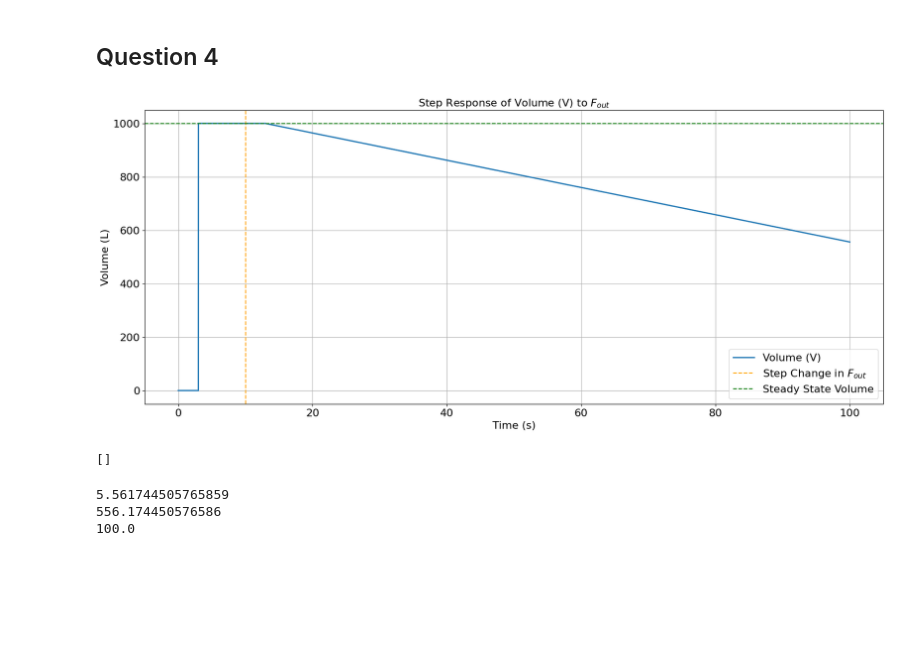
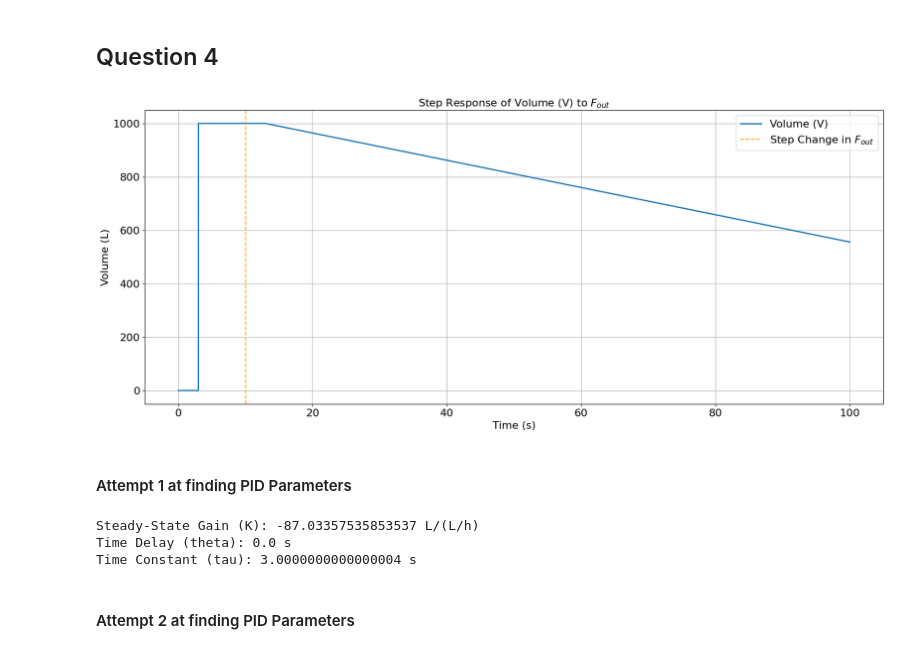
Before and after one commit to rahilisashaik/cbe_162, a Jupyter notebook: project/162_project.ipynb, the cells around one changed output. Saved outputs shown, nothing was run; the diff lists cells and outputs as text; code cells hidden in the pictures; blank space fills up the shorter version.

```diff
--- a/project/162_project.ipynb
+++ b/project/162_project.ipynb
@@ -398,28 +397,37 @@ V_step = result_step[0, :]
 # %%
 plt.figure(figsize=(20, 8))
 plt.plot(t_step, V_step, label="Volume (V)", linewidth=2)
 plt.axvline(10, color='orange', linestyle='--', label="Step Change in $F_{out}$")
-plt.axhline(1000, color = "green", linestyle = "--", label = "Steady State Volume")
 plt.title("Step Response of Volume (V) to $F_{out}$")
 plt.xlabel("Time (s)")
 plt.ylabel("Volume (L)")
 plt.legend()
 plt.grid(True)
 plt.show()
 # %% [output]
-[figure, old version]
+[figure, new version]
-# %%
-max_V = max(V_step)
-steady_state_value = 1000
-threshold = 0.01 * (max_V - steady_state_value)
-
-time_delay_index = np.where(V_step > steady_state_value + threshold)[0]
-time_delay = t_step[time_delay_index]
-# %% [output]
-[]
-# %%
-print(V_step[-1]/t_step[-1])
-# %% [output]
-5.561744505765859
-556.174450576586
-100.0
+# %% [markdown]
+#### Attempt 1 at finding PID Parameters
+# %%
+V_step = result_step[0, :]
+
+delta_F_out = 51 * 0.1
+delta_V = V_step[-1] - 1000
+K = delta_V / delta_F_out
+
+target_value = 1000 + 0.63 * delta_V
+time_to_63 = t_step[np.where(V_step >= target_value)[0][0]]
+
+threshold = 0.01 * delta_V
+time_delay_index = np.where(V_step > V_step[0] + threshold)[0][0]
+time_delay = t_step[time_delay_index]
+
+print(f"Steady-State Gain (K): {K} L/(L/h)")
+print(f"Time Delay (theta): {time_delay} s")
+print(f"Time Constant (tau): {time_to_63 - time_delay} s")
+# %% [output]
+Steady-State Gain (K): -87.03357535853537 L/(L/h)
+Time Delay (theta): 0.0 s
+Time Constant (tau): 3.0000000000000004 s
+# %% [markdown]
+#### Attempt 2 at finding PID Parameters
```
Also changed, not shown: parts of 7 cells of this notebook, 1 other file.
